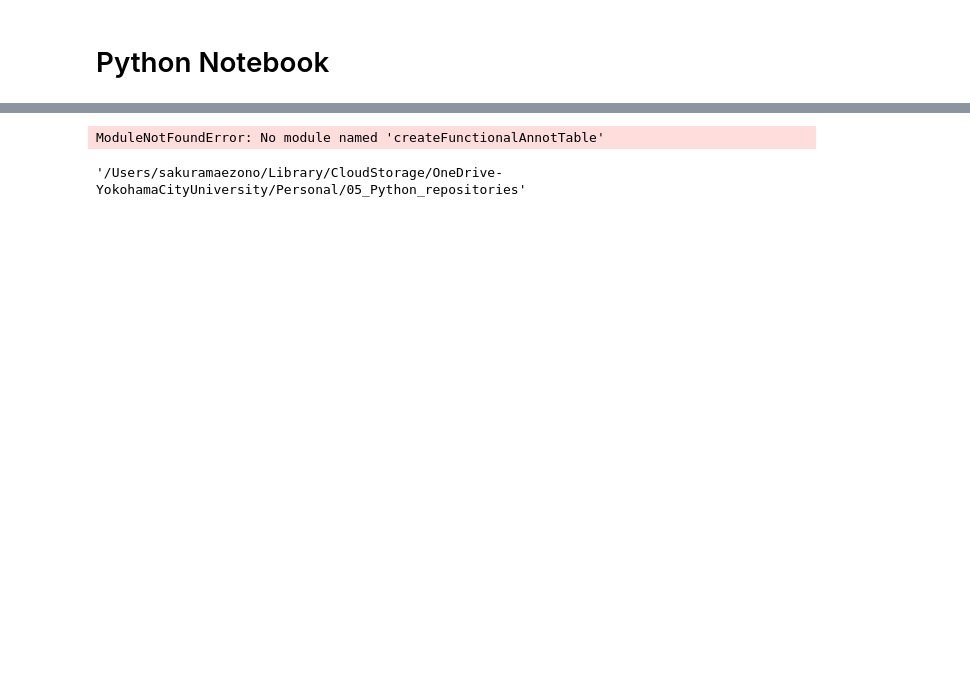
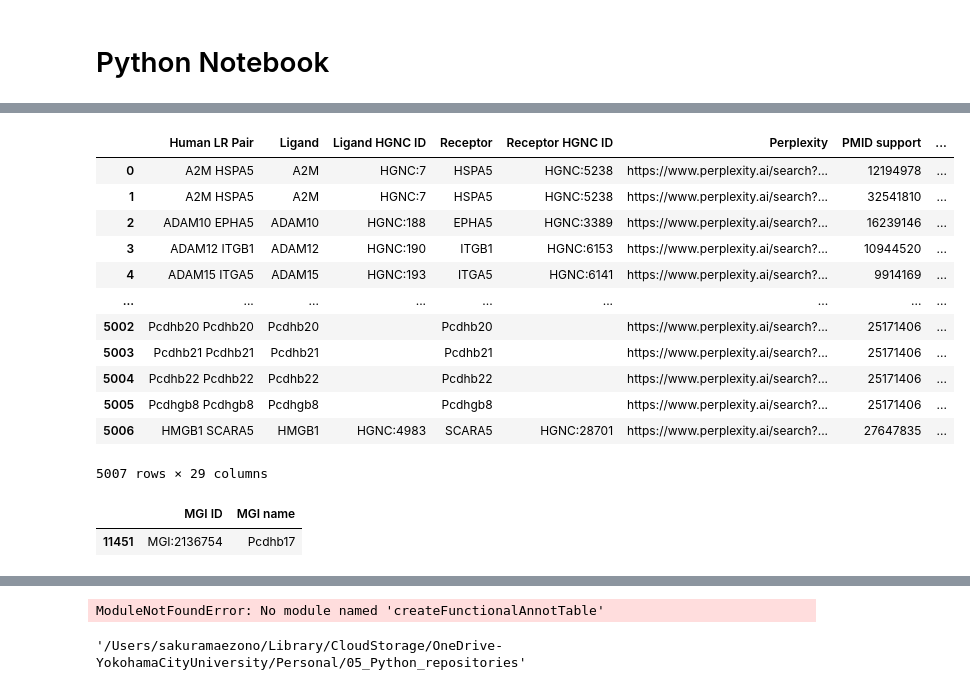
Before and after one commit to bioinfo-YCU/ConnectomeDB, a Jupyter notebook: Python_test.ipynb, the cells around one changed output, grey strips where cells are left out. Saved outputs shown, nothing was run; the diff lists cells and outputs as text; code cells hidden in the pictures; blank space fills up the shorter version.

```diff
--- a/Python_test.ipynb
+++ b/Python_test.ipynb
@@ -2,0 +269,18 @@
+# %%
+# Map MGI ID using the MGI_info table
+gene_pair = gene_pair.merge(MGI_info, left_on='Ligand MGI name', right_on='MGI name', how='left', suffixes=('', '_from_info'))
+gene_pair
+# %% [output]
+|  | Human LR Pair | Ligand | Ligand HGNC ID | Receptor | Receptor HGNC ID | Perplexity | PMID support | ... |
+| 0 | A2M HSPA5 | A2M | HGNC:7 | HSPA5 | HGNC:5238 | https://www.perplexity.ai/search?... | 12194978 | ... |
+| 1 | A2M HSPA5 | A2M | HGNC:7 | HSPA5 | HGNC:5238 | https://www.perplexity.ai/search?... | 32541810 | ... |
+| 2 | ADAM10 EPHA5 | ADAM10 | HGNC:188 | EPHA5 | HGNC:3389 | https://www.perplexity.ai/search?... | 16239146 | ... |
+| 3 | ADAM12 ITGB1 | ADAM12 | HGNC:190 | ITGB1 | HGNC:6153 | https://www.perplexity.ai/search?... | 10944520 | ... |
+| 4 | ADAM15 ITGA5 | ADAM15 | HGNC:193 | ITGA5 | HGNC:6141 | https://www.perplexity.ai/search?... | 9914169 | ... |
+| ... | ... | ... | ... | ... | ... | ... | ... | ... |
+| 5002 | Pcdhb20 Pcdhb20 | Pcdhb20 |  | Pcdhb20 |  | https://www.perplexity.ai/search?... | 25171406 | ... |
+| 5003 | Pcdhb21 Pcdhb21 | Pcdhb21 |  | Pcdhb21 |  | https://www.perplexity.ai/search?... | 25171406 | ... |
+| 5004 | Pcdhb22 Pcdhb22 | Pcdhb22 |  | Pcdhb22 |  | https://www.perplexity.ai/search?... | 25171406 | ... |
+| 5005 | Pcdhgb8 Pcdhgb8 | Pcdhgb8 |  | Pcdhgb8 |  | https://www.perplexity.ai/search?... | 25171406 | ... |
+| 5006 | HMGB1 SCARA5 | HMGB1 | HGNC:4983 | SCARA5 | HGNC:28701 | https://www.perplexity.ai/search?... | 27647835 | ... |
+5007 rows × 29 columns
@@ -2,0 +291,5 @@
+# %%
+MGI_info[MGI_info["MGI name"] == "Pcdhb17"]
+# %% [output]
+|  | MGI ID | MGI name |
+| 11451 | MGI:2136754 | Pcdhb17 |
```
Also changed, not shown: parts of 22 cells of this notebook, 13 other files.
